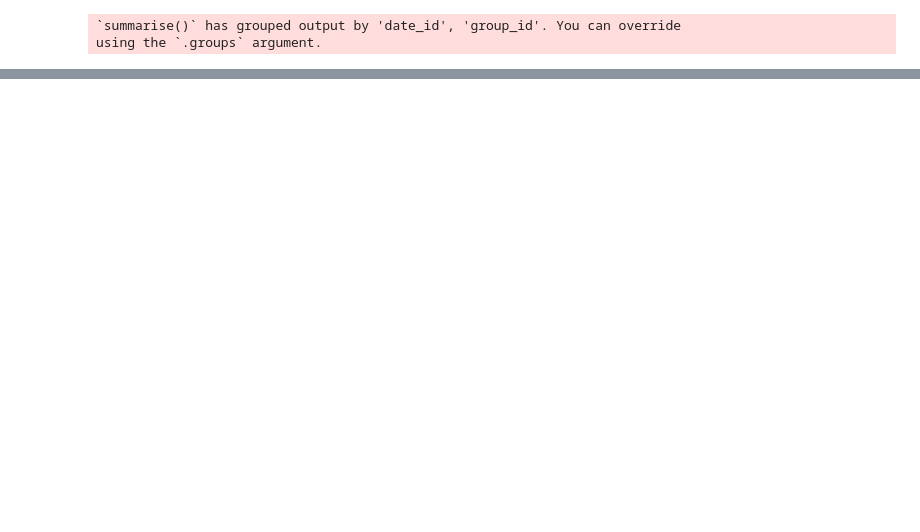
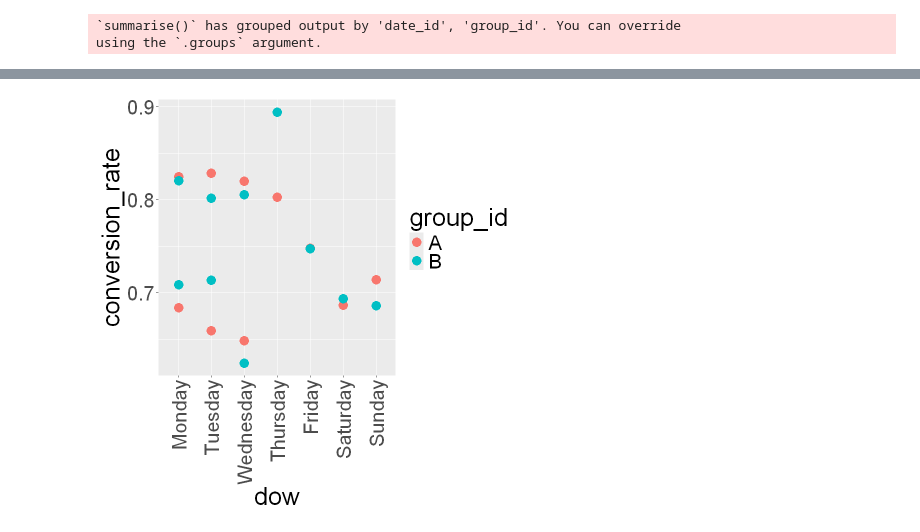
Before and after one commit to jayruffell/trademe-test, a Jupyter notebook: R.ipynb, the cells around one changed output, grey strips where cells are left out. Saved outputs shown, nothing was run; the diff lists cells and outputs as text; code cells hidden in the pictures; blank space fills up the shorter version.

```diff
--- a/R.ipynb
+++ b/R.ipynb
@@ -144,0 +182,13 @@ ggsave("sessions_over_time.png", p6, height = 15, width = 15)
+# %%
+# weekday effect? Nothing major. Biggest diff is Thurs. BUT only covers 10d so hard to analyse fully.
+dow_plot <- conv_rate_data %>%
+    mutate(dow = wday(date_id, label = TRUE, abbr = FALSE, week_start = 1)) %>%
+    ggplot(aes(dow, conversion_rate, colour = group_id)) +
+    geom_point(size = 5) +
+  theme(
+    text = element_text(size = 30),
+    axis.text.x = element_text(angle = 90, vjust = 0.5, hjust = 1))
+ggsave("conv rate by dow.png", dow_plot, width = 15, height = 15)
+print(dow_plot)
+# %% [output]
+[figure, added]
```
Also changed, not shown: parts of 10 cells of this notebook.
